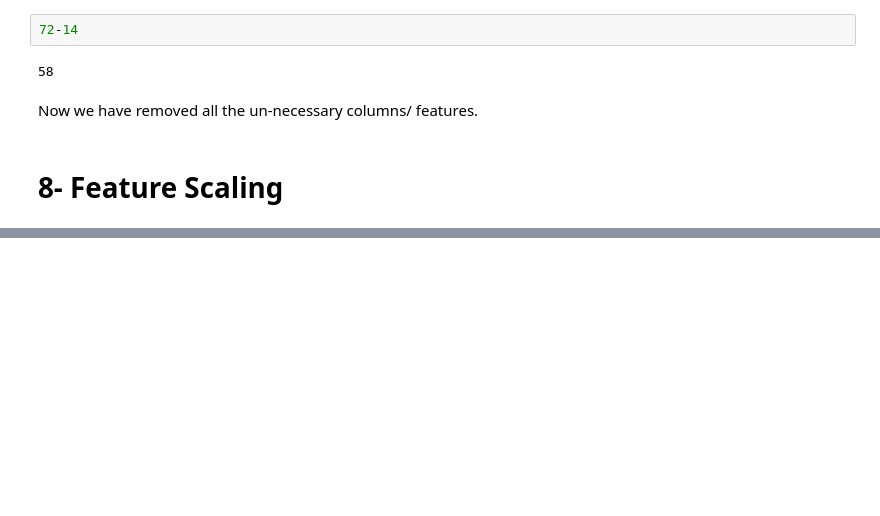
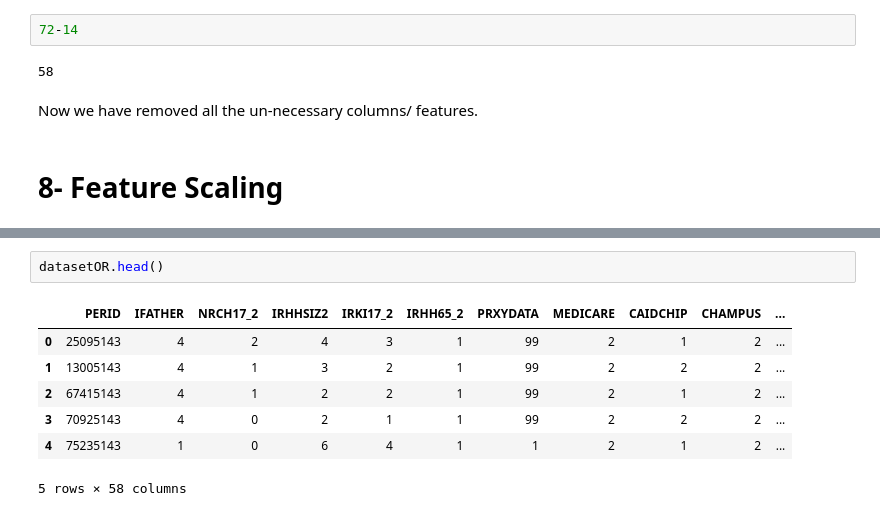
Before and after one commit to singhajeet13/Data-Science, a Jupyter notebook: Criminal Prediction-Classification.ipynb, the cells around one changed output, grey strips where cells are left out. Drawn from its saved outputs; the diff is of its cells as text; blank space fills up the shorter version.

```diff
--- a/Criminal Prediction-Classification.ipynb
+++ b/Criminal Prediction-Classification.ipynb
@@ -578,0 +635,10 @@ Now we have removed all the un-necessary columns/ features.
+# %%
+datasetOR.head()
+# %% [output]
+|  | PERID | IFATHER | NRCH17_2 | IRHHSIZ2 | IRKI17_2 | IRHH65_2 | PRXYDATA | MEDICARE | CAIDCHIP | CHAMPUS | ... |
+| 0 | 25095143 | 4 | 2 | 4 | 3 | 1 | 99 | 2 | 1 | 2 | ... |
+| 1 | 13005143 | 4 | 1 | 3 | 2 | 1 | 99 | 2 | 2 | 2 | ... |
+| 2 | 67415143 | 4 | 1 | 2 | 2 | 1 | 99 | 2 | 1 | 2 | ... |
+| 3 | 70925143 | 4 | 0 | 2 | 1 | 1 | 99 | 2 | 2 | 2 | ... |
+| 4 | 75235143 | 1 | 0 | 6 | 4 | 1 | 1 | 2 | 1 | 2 | ... |
+5 rows × 58 columns
```
Also changed, not shown: parts of 7 cells of this notebook.
